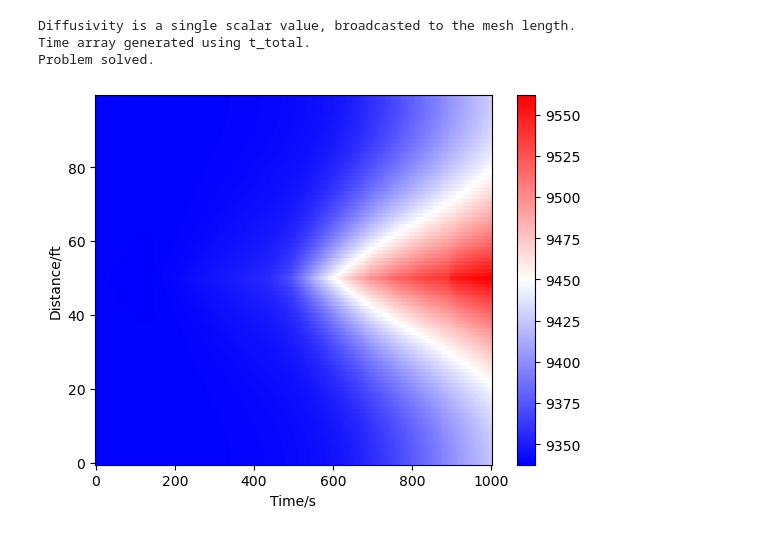
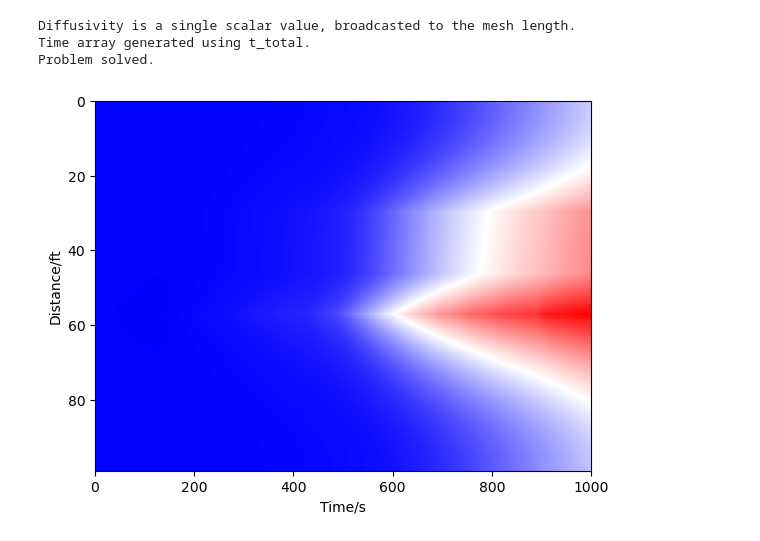
Before and after one commit to shenyaojin/pds, a Jupyter notebook: tester/hetero_grid_tester.ipynb, the cells around one changed output. Drawn from its saved outputs; the diff is of its cells as text; code cells hidden in the pictures.

```diff
--- a/tester/hetero_grid_tester.ipynb
+++ b/tester/hetero_grid_tester.ipynb
@@ -99,7 +99,7 @@ pds1d_frame = pds.PDS1D_SingleSource()
 nx = 100
 dx = 1
 x = np.arange(0, nx * dx, dx)
-x = mesh_utils.refine_mesh(x, [63, 64], 3)
+x = mesh_utils.refine_mesh(x, [63, 64], 10)
 nx = len(x)
 
 d = 2
@@ -131,6 +131,6 @@ Diffusivity is a single scalar value, broadcasted to the mesh length.
 Time array generated using t_total.
 Problem solved.
 # %%
-pds1d_frame.plot_solution(method='pcolormesh')
+pds1d_frame.plot_solution(method='imshow')
 # %% [output]
-[figure, old version]
+[figure, new version]
```
Also changed, not shown: 1 other file.
